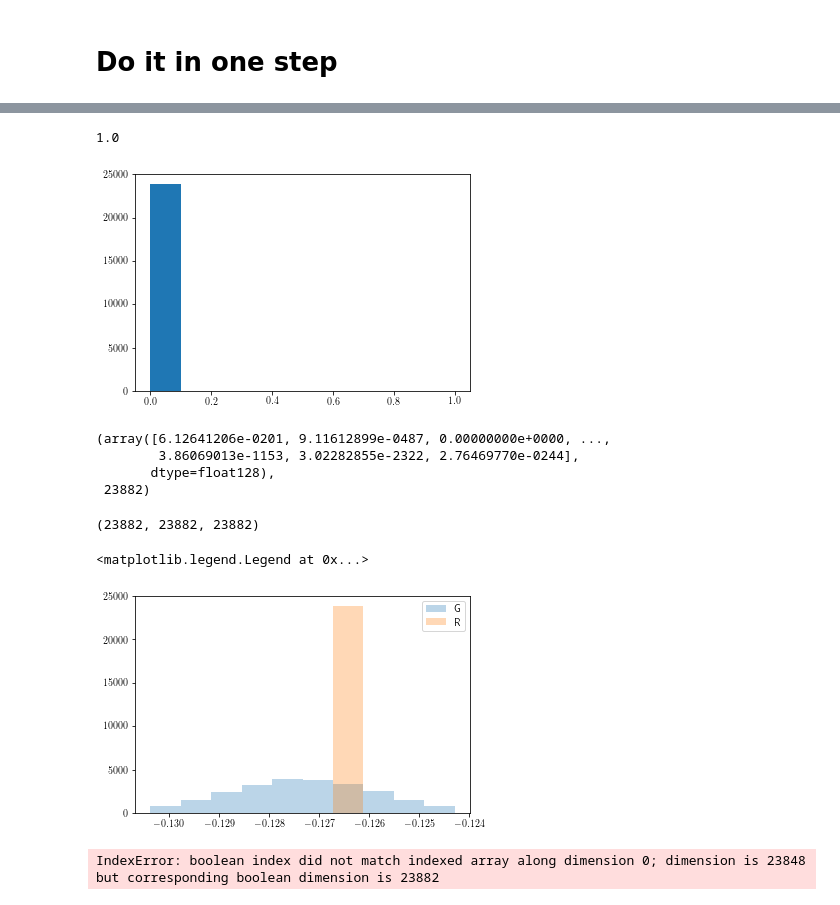
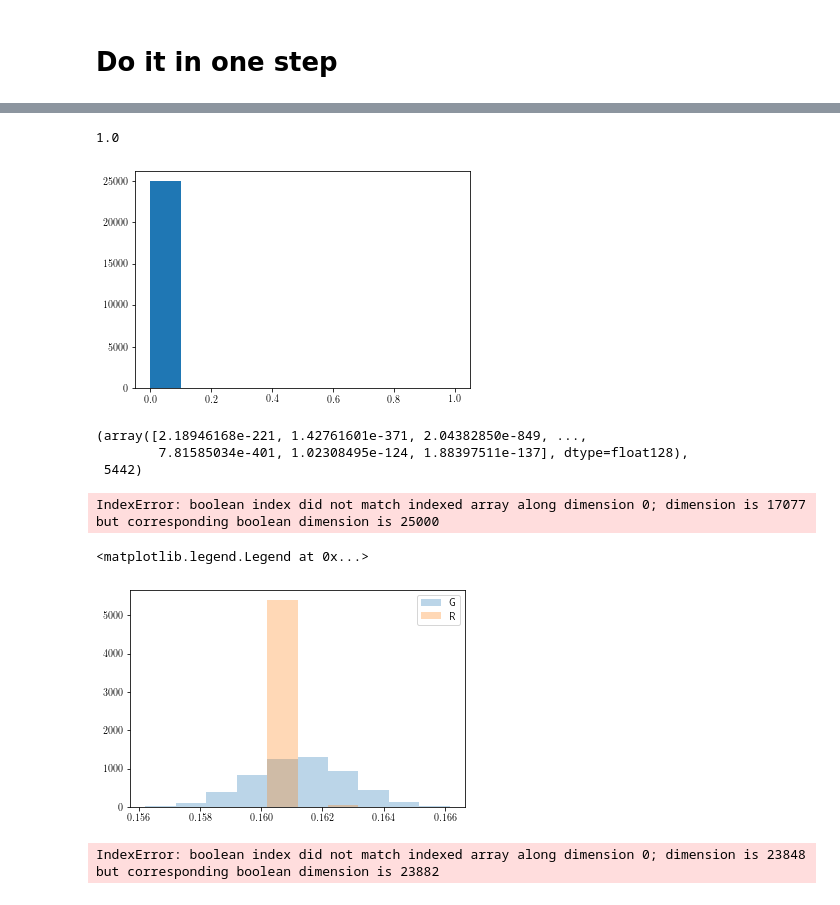
Before and after one commit to AliAlkadhim/PDF_Uncertainty, a Jupyter notebook: master_version/local/ALL_DATA_25k/Reweighting_2.ipynb, the cells around one changed output, grey strips where cells are left out. Cells and saved outputs as stored; diff of their text form; code cells hidden in the pictures.

```diff
--- a/master_version/local/ALL_DATA_25k/Reweighting_2.ipynb
+++ b/master_version/local/ALL_DATA_25k/Reweighting_2.ipynb
@@ -44,4 +51,5 @@ COV_MASTER[0], params_MASTER[0]
 # %%
+from scipy.stats import multivariate_normal
 def f(MVN, mu, sigma):
     """
     The density function of multivariate normal distribution.
@@ -50,9 +58,9 @@ def f(MVN, mu, sigma):
     sigma = the covariance matrix from our best-fit values
     """
 
-    MVN_per_point_l=[]
+    MVN_per_point_l=[]; MVN_per_point_l_scipy=[]
     for i in range(MVN.shape[0]):
-        #z = np.atleast_2d(z)
+        # z is the vector of parameters
         z = MVN[i,:]
 
 
@@ -62,4 +70,7 @@ def f(MVN, mu, sigma):
         temp2 = np.exp(-.5 * (z - mu).T @ np.linalg.inv(sigma) @ (z - mu))
         MVN_per_point = (2 * np.pi) ** (-N/2) * temp1 * temp2
         MVN_per_point_l.append(MVN_per_point)
-    return np.array(MVN_per_point_l)
+        MVN_from_func = np.array(MVN_per_point_l)
+        MVN_from_scipy = multivariate_normal.pdf(z, mean=mu, cov=sigma)
+        MVN_per_point_l_scipy.append(MVN_from_scipy)
+    return MVN_from_func, np.array(MVN_per_point_l_scipy)
@@ -453,47 +594,57 @@ def pos_log_mask(chi2_arr, MVG_arr):
 
 def calc_weight_from_log(chi2_arr, MVG_arr):
     log_weight_unnormalized = (-0.5 * chi2_arr) - (np.log(MVG_arr))
-    delta_log_weight_unnormalized = log_weight_unnormalized - np.mean(log_weight_unnormalized)
-    #delta_log_weight_unnormalized = log_weight_unnormalized
+    #delta_log_weight_unnormalized = log_weight_unnormalized - np.mean(log_weight_unnormalized)
+    delta_log_weight_unnormalized = log_weight_unnormalized
     weight_unnormalized = np.exp(delta_log_weight_unnormalized)
     weight_normalized = weight_unnormalized.size * weight_unnormalized/np.sum(weight_unnormalized)
     return weight_normalized
 
-chi, MVG = delta_mean(chi2_within_1_sigma[2], MVG_within_1_sigma[2])
+def calc_weight_normally(chi2_arr, MVG_arr):
+    w = np.exp(-0.5 * chi2_arr)/MVG_arr
+
+    w_norm = w.size * w/np.sum(w)
+    return w_norm
+
+chi, MVG = delta_mean(chi2_array_ALL_DATA_4k, MVN_per_point_l)
 
 chi2, MVG2 = delta_best_fit(chi, MVG)
 
 chi3, MVG3 = delta_best_fit(chi2_within_1_sigma[0], MVG_within_1_sigma[0])
 
 
+
 #chi_pos, MVG_pos, mask = pos_log_mask(chi, MVG) #works
 
-chi_pos, MVG_pos, mask = pos_log_mask(chi2_within_1_sigma[2], MVG_within_1_sigma[2])
+chi_pos, MVG_pos, mask = pos_log_mask(chi, MVG)
+
+#chi_pos2, MVG_pos2, mask = pos_log_mask(chi2_within_1_sigma[0], MVG_within_1_sigma[0])
 
 w = calc_weight_from_log(chi_pos, MVG_pos)
-plt.hist(w, range=(0,1))
+
+w_norm = calc_weight_normally(chi2, MVG2)
+plt.hist(w_norm, range=(0,1))
 print(w.mean())
 # %% [output]
 1.0
-[figure, old version]
+[figure, new version]
 # %%
 w, w.size
 # %% [output]
-(array([6.12641206e-0201, 9.11612899e-0487, 0.00000000e+0000, ...,
-        3.86069013e-1153, 3.02282855e-2322, 2.76469770e-0244],
-       dtype=float128),
- 23882)
+(array([2.18946168e-221, 1.42761601e-371, 2.04382850e-849, ...,
+        7.81585034e-401, 1.02308495e-124, 1.88397511e-137], dtype=float128),
+ 5442)
 # %%
-mask.size, MVN_within_1_sigma[2].size, MVN_within_1_sigma[2][mask].size
+mask.size, MVN_within_1_sigma[0].size, MVN_within_1_sigma[0][mask].size
 # %% [output]
-(23882, 23882, 23882)
+IndexError: boolean index did not match indexed array along dimension 0; dimension is 17077 but corresponding boolean dimension is 25000
 # %%
-plt.hist(MVN_within_1_sigma[2][mask], label = 'G', alpha=0.3)
-plt.hist(MVN_within_1_sigma[2][mask], weights= w, label = 'R', alpha=0.3)
+plt.hist(MVN_4000_MASTER[:,0][mask], label = 'G', alpha=0.3)
+plt.hist(MVN_4000_MASTER[:,0][mask], weights= w, label = 'R', alpha=0.3)
 plt.legend()
 # %% [output]
 <matplotlib.legend.Legend at 0x...>
-[figure, old version]
+[figure, new version]
 # %%
 fig, axes = plt.subplots(nrows=7, ncols=2, figsize=(20,20))
 
```
Also changed, not shown: parts of 21 cells of this notebook, 4 other files.
